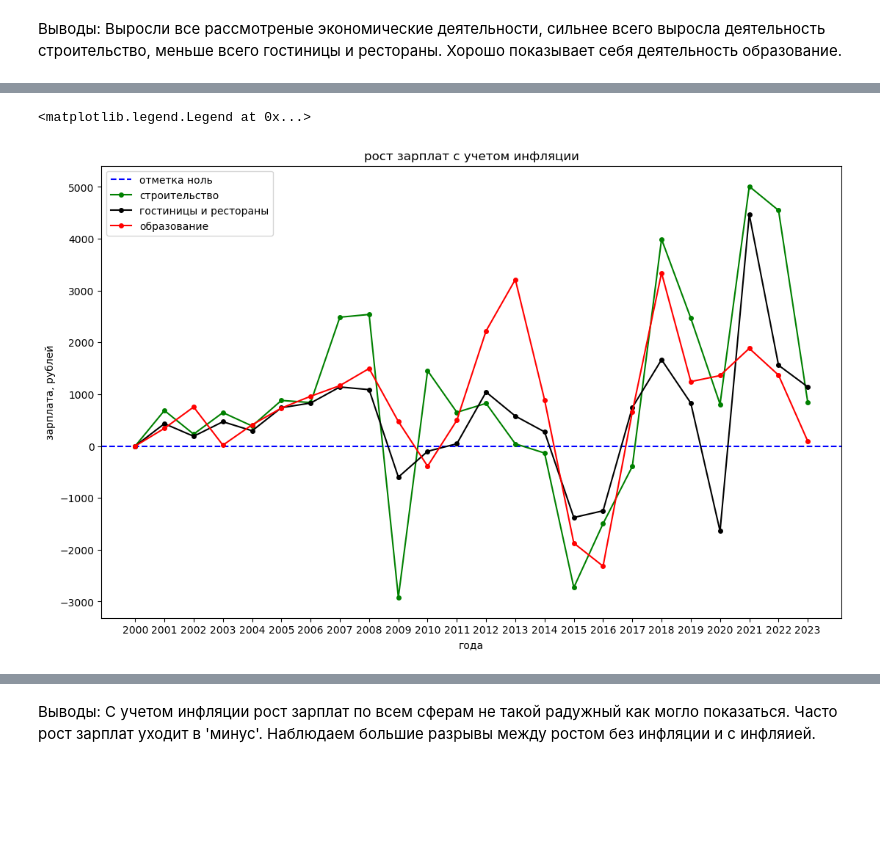
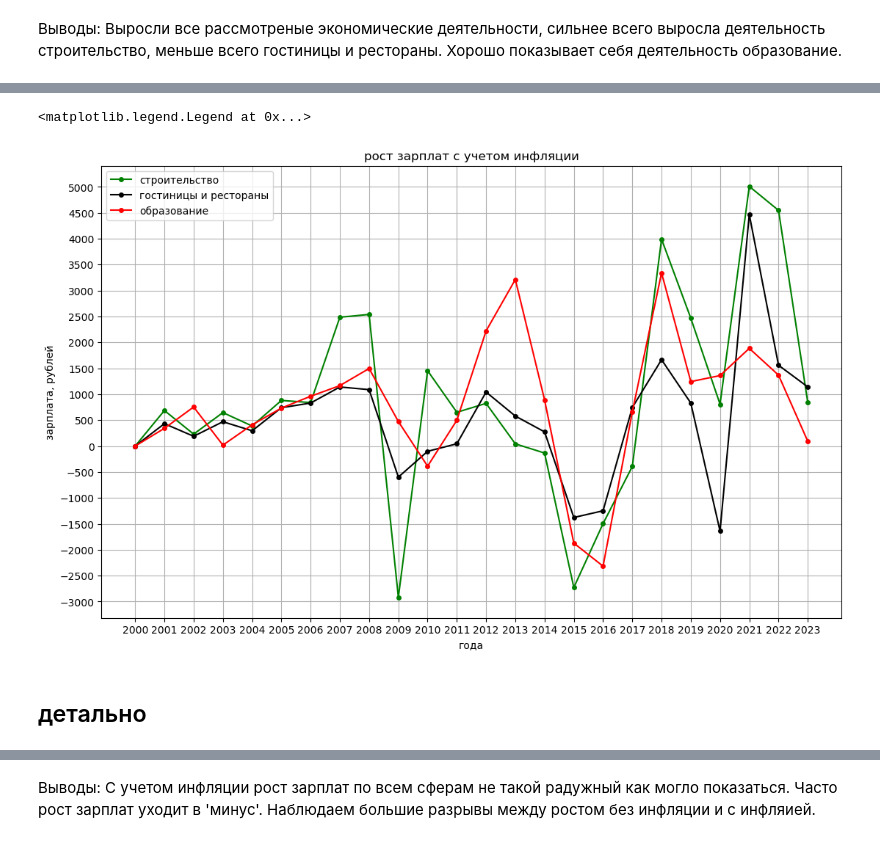
Before and after one commit to gosha22008/final_project_start_in_ds, a Jupyter notebook: test_analizys.ipynb, the cells around one changed output, grey strips where cells are left out. Saved outputs shown, nothing was run; the diff lists cells and outputs as text; code cells hidden in the pictures; blank space fills up the shorter version.

```diff
--- a/test_analizys.ipynb
+++ b/test_analizys.ipynb
@@ -9,4 +10,3 @@ pd.__version__, sbn.__version__
 # %%
 # загрузка данных с 2017
-data1 = pd.read_excel('data\\tab3-zpl_2023.xlsx', sheet_name=0)
-data1
+data1 = pd.read_excel(absolute_path_data, sheet_name=0)
@@ -64,11 +28,10 @@ See the caveats in the documentation: https://pandas.pydata.org/pandas-docs/stab
 # %%
 # загрузка данных с 2000 года
-data2 = pd.read_excel('data\\tab3-zpl_2023.xlsx', sheet_name=1)
+data2 = pd.read_excel(absolute_path_data, sheet_name=1)
 data2.columns = ['types'] + [str(i) for i in range(2000, 2017)]
 data2 = data2.drop([0,1,37,38])
 for i in data2.index:
     data2['types'][i] = data2['types'][i].lower()
-data2
 # %% [output]
 A value is trying to be set on a copy of a slice from a DataFrame
 
@@ -95,8 +41,7 @@ See the caveats in the documentation: https://pandas.pydata.org/pandas-docs/stab
 # выбираю интересующие сферы
 data_1 = data1.loc[[43,46,54]]
 # %%
-data_1['types'][46] = data2['types'][28]
-data_1
+data_1['types'][46] = 'гостиницы и рестораны'
 # %% [output]
 A value is trying to be set on a copy of a slice from a DataFrame
 
@@ -198,6 +100,6 @@ plt.legend(salaries.index)
 # %%
 # считываем данные об уровне инфляции по годам
-inf = pd.read_excel('data\inflation.xlsx', header=None, index_col=0)
+inf = pd.read_excel(absolute_path_inf, header=None, index_col=0)
 inf.index.name = None
 inf.columns = ['inf']
 # %%
@@ -260,14 +212,18 @@ salary_growth_with_inflation
 # %%
 # график роста зарплат с учетом инфляции
 plt.figure(figsize=[13,8])
-plt.axhline(y=0, color='blue', linestyle='--')
+# plt.axhline(y=0, color='blue', linestyle='--')
+plt.yticks(np.arange(-3000, 5100, step=500))
+plt.grid()
 plt.plot(salary_growth_with_inflation.columns, salary_growth_with_inflation.iloc[0].values, color='green', marker='.', markersize=8)
 plt.plot(salary_growth_with_inflation.columns, salary_growth_with_inflation.iloc[1].values, color='black', marker='.', markersize=8)
 plt.plot(salary_growth_with_inflation.columns, salary_growth_with_inflation.iloc[2].values, color='red', marker='.', markersize=8)
 plt.title('рост зарплат с учетом инфляции')
 plt.xlabel('года')
 plt.ylabel('зарплата, рублей')
-plt.legend(['отметка ноль','строительство','гостиницы и рестораны','образование'])
+plt.legend(['строительство','гостиницы и рестораны','образование'])
 # %% [output]
 <matplotlib.legend.Legend at 0x...>
-[figure, old version]
+[figure, new version]
+# %% [markdown]
+## детально
```
Also changed, not shown: parts of 21 cells of this notebook, 3 other files.
